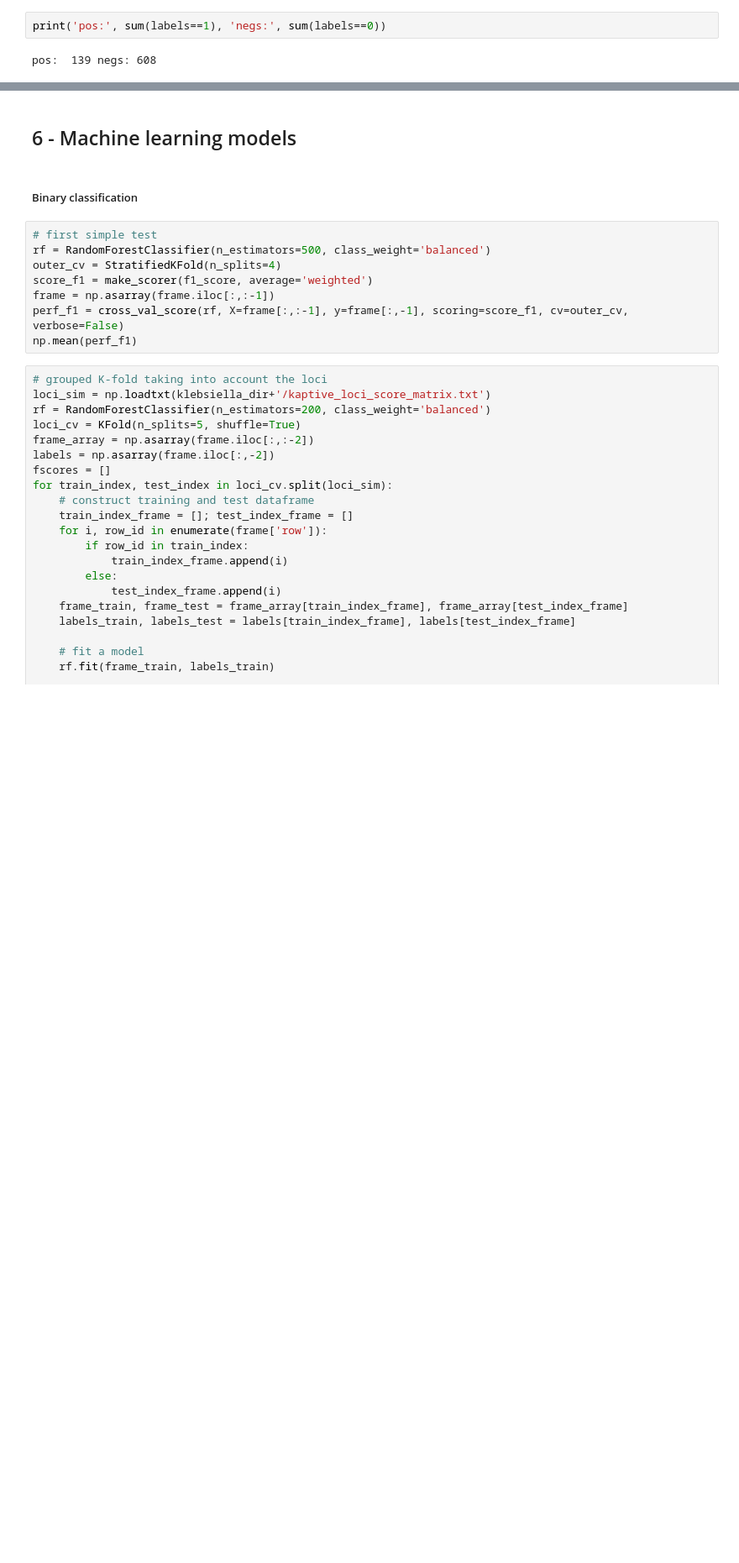
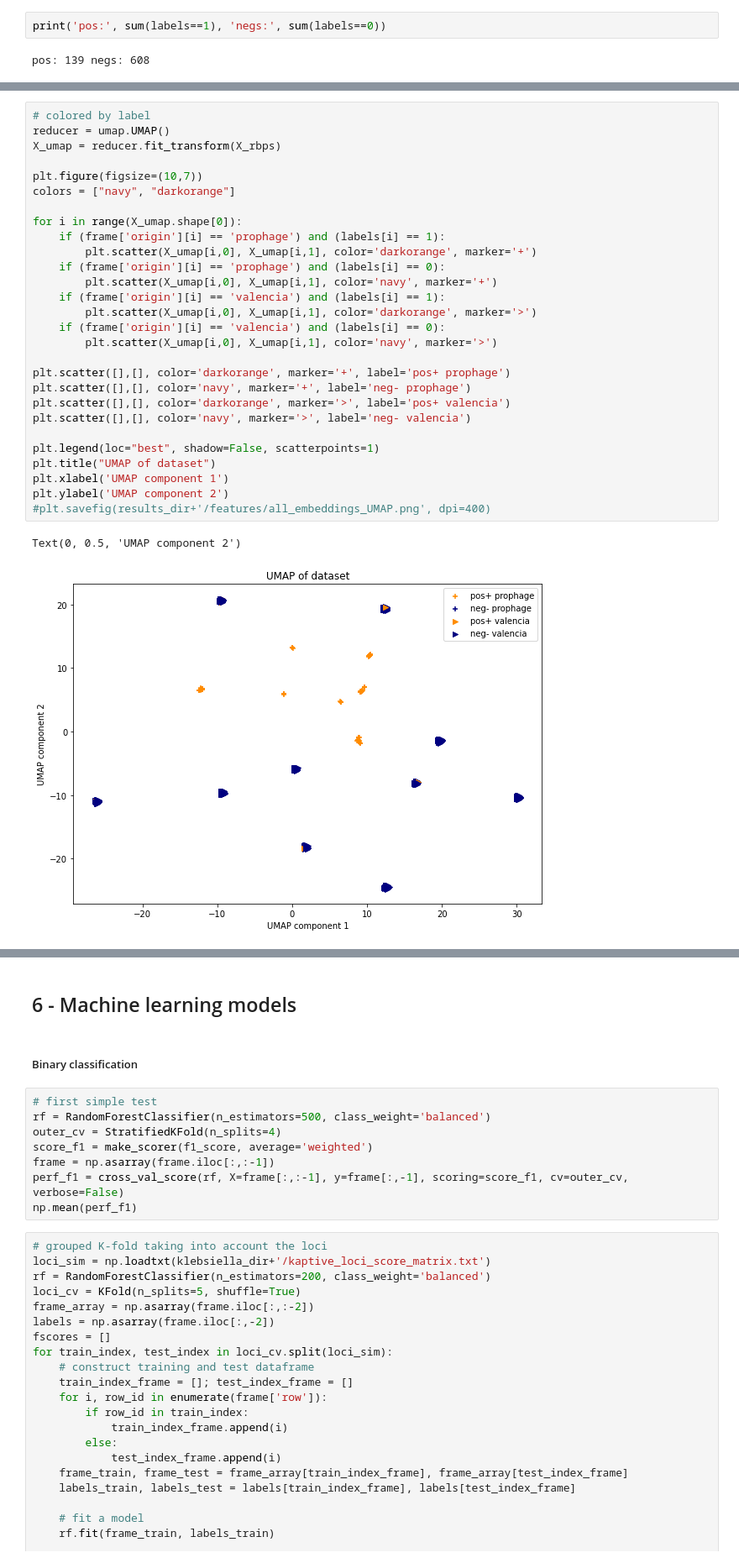
Before and after one commit to dimiboeckaerts/PhageHostLearn, a Jupyter notebook: phraime.ipynb, the cells around one changed output, grey strips where cells are left out. Shown at 84% size. Saved outputs shown, nothing was run; the diff lists cells and outputs as text; blank space fills up the shorter version.

```diff
--- a/phraime.ipynb
+++ b/phraime.ipynb
@@ -455,0 +371,31 @@ pos:  139 negs: 608
+# %%
+# colored by label
+reducer = umap.UMAP()
+X_umap = reducer.fit_transform(X_rbps)
+
+plt.figure(figsize=(10,7))
+colors = ["navy", "darkorange"]
+
+for i in range(X_umap.shape[0]):
+    if (frame['origin'][i] == 'prophage') and (labels[i] == 1):
+        plt.scatter(X_umap[i,0], X_umap[i,1], color='darkorange', marker='+')
+    if (frame['origin'][i] == 'prophage') and (labels[i] == 0):
+        plt.scatter(X_umap[i,0], X_umap[i,1], color='navy', marker='+')
+    if (frame['origin'][i] == 'valencia') and (labels[i] == 1):
+        plt.scatter(X_umap[i,0], X_umap[i,1], color='darkorange', marker='>')
+    if (frame['origin'][i] == 'valencia') and (labels[i] == 0):
+        plt.scatter(X_umap[i,0], X_umap[i,1], color='navy', marker='>')
+
+plt.scatter([],[], color='darkorange', marker='+', label='pos+ prophage')
+plt.scatter([],[], color='navy', marker='+', label='neg- prophage')
+plt.scatter([],[], color='darkorange', marker='>', label='pos+ valencia')
+plt.scatter([],[], color='navy', marker='>', label='neg- valencia')
+
+plt.legend(loc="best", shadow=False, scatterpoints=1)
+plt.title("UMAP of dataset")
+plt.xlabel('UMAP component 1')
+plt.ylabel('UMAP component 2')
+#plt.savefig(results_dir+'/features/all_embeddings_UMAP.png', dpi=400)
+# %% [output]
+Text(0, 0.5, 'UMAP component 2')
+[figure, added]
```
Also changed, not shown: parts of 47 cells of this notebook, 4 other files.
